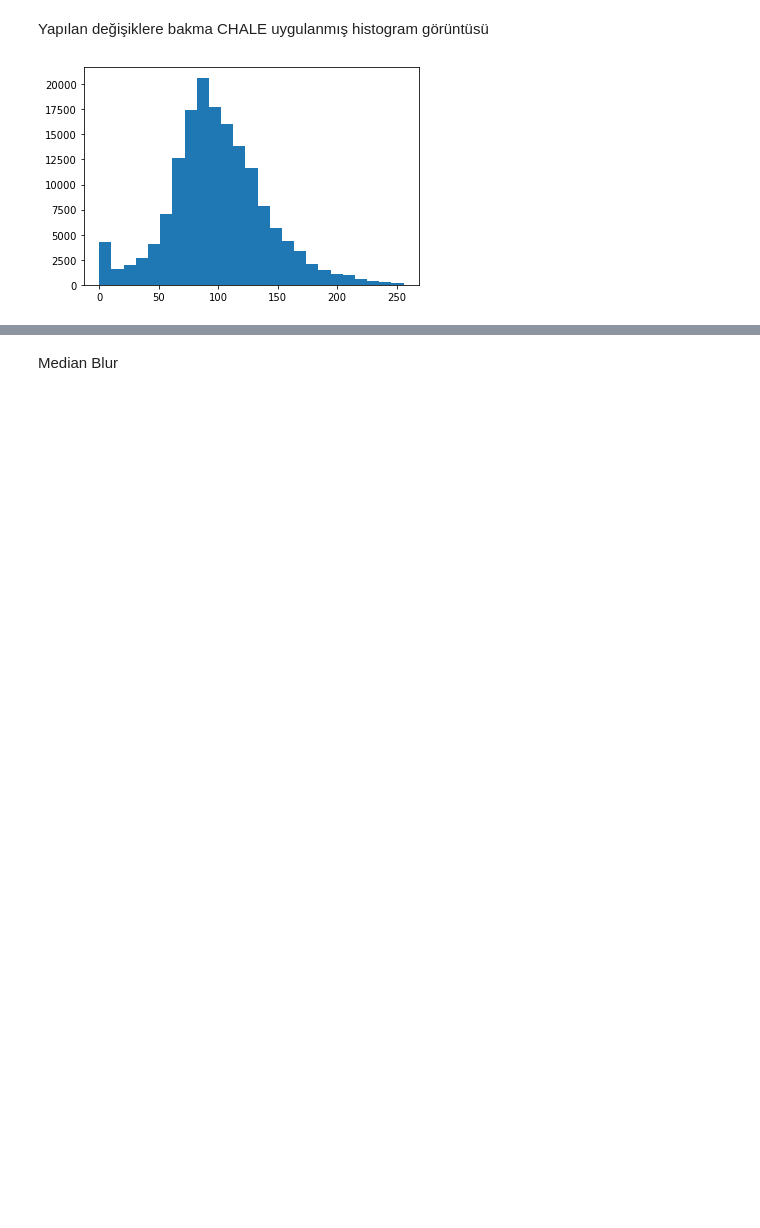
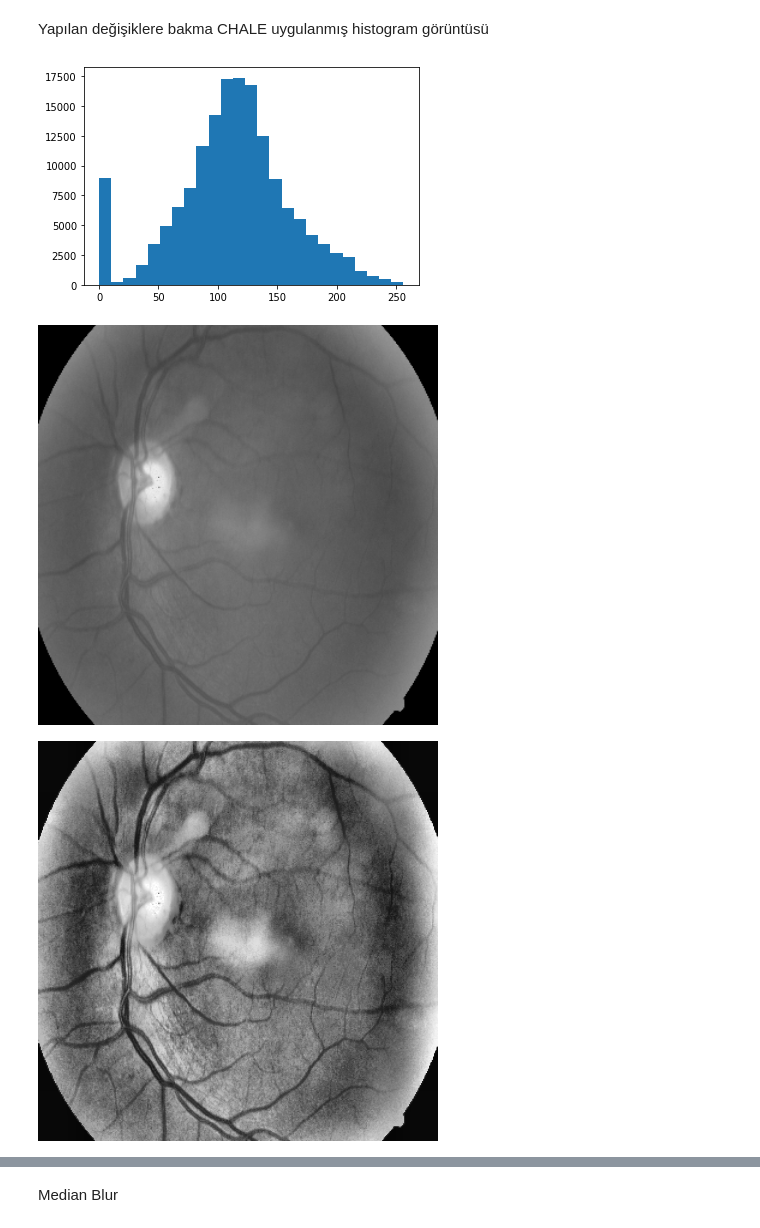
Before and after one commit to Yusuf-Cizlasmak/Deep_Learning_Healthy_issues, a Jupyter notebook: AI_Health_issues/Retina2.ipynb, the cells around one changed output, grey strips where cells are left out. Saved outputs shown, nothing was run; the diff lists cells and outputs as text; code cells hidden in the pictures; blank space fills up the shorter version.

Commit message:
dosyalardaki duzenlemeler yapıldı

```diff
--- a/AI_Health_issues/Retina2.ipynb
+++ b/AI_Health_issues/Retina2.ipynb
@@ -41,11 +74,14 @@ data['level'].value_counts()
 3      32
 Name: level, dtype: int64
 # %%
+path1="/content/drive/MyDrive/AI_Healthy_Issues/"
+
+
 import os #os=operating system (işletim sistemi)
 
 #dosyada bulunan görüntüleri list şeklinde kullanmak için listdir() fonk. kullanacağız.
 
-files=os.listdir(path + "dataset") #dosya içinde dosya yapmışım benim hatam :/
+files=os.listdir(path1 + "dataset") #dosya içinde dosya yapmışım benim hatam :/
 
 len(files) #kaç tane dosya olduğunu öğrenme
 # %% [output]
@@ -53,12 +89,12 @@ len(files) #kaç tane dosya olduğunu öğrenme
 # %%
 #boş bir list oluşturalım ve tüm resimleri bunun içine dolduralım for loop ile.
 
+from google.colab.patches import cv2_imshow
 import cv2
-
 img_list1= []
 
-for i in files[0:20]: #ilk on görüntüyü alıcaz 35 görüntüyü almak biraz zorlaşacaktır.
-    image=cv2.imread(path + "dataset/"+i) #dosyaların bulunduğu konumu girmemizi istiyoruz ardından okunan her görüntüyü temsil etmesi için "i" ekliyoruz.
+for i in files[0:10]: #ilk on görüntüyü alıcaz.
+    image=cv2.imread(path1 + "dataset/"+i) #dosyaların bulunduğu konumu girmemizi istiyoruz ardından okunan her görüntüyü temsil etmesi için "i" ekliyoruz.
     image=cv2.resize(image,(400,400)) #boyutlarını ayarlama.
     #boş listeye ekleme
     img_list1.append(image)
@@ -66,10 +102,10 @@ for i in files[0:20]: #ilk on görüntüyü alıcaz 35 görüntüyü almak biraz
 len(img_list1)
 
 #ilk on görüntüden bazılarını gösterme
-cv2.imshow("Ornek goruntu",img_list1[0])
+cv2_imshow(img_list1[0])
 cv2.waitKey()
 
-cv2.imshow("Ornek goruntu",img_list1[7])
+cv2_imshow(img_list1[5])
 cv2.waitKey()
 
 cv2.destroyAllWindows()
@@ -82,10 +121,10 @@ cv2.destroyAllWindows()
 
 #Öncesinde gray kanala çevirmemiz gerekiyor.
 
-copy_img=img_list1[11].copy()
+copy_img=img_list1[4].copy()
 copy_img=cv2.cvtColor(copy_img,cv2.COLOR_BGR2GRAY)
 
-cv2.imshow("Gray goruntu",copy_img)
+cv2_imshow(copy_img)
 cv2.waitKey()
 cv2.destroyAllWindows()
 
@@ -96,7 +135,7 @@ copy_img.shape #gördüğünüz gibi tek kanala indirgedik Gray kanala çevirere
 
 blur=cv2.GaussianBlur(copy_img,(5,5),0) # you can change for best solution
 
-cv2.imshow("Blur'lanmis goruntu",blur)
+cv2_imshow(blur)
 cv2.waitKey()
 cv2.destroyAllWindows()
 
@@ -165,8 +208,8 @@ y2=alt[1]
 x1,y1,x2,y2
 
 # uç noktaları alıp kırpma işlemi yapacağız.Ancak asıl görüntümüze bir sorun olmaması için copy kullanacağız.
-orig=img_list1[11].copy()
+orig=img_list1[4].copy()
 
-cv2.imshow("orig",orig)
+cv2_imshow(orig)
 cv2.waitKey()
 cv2.destroyAllWindows()
@@ -266,21 +317,23 @@ Yapılan değişiklere bakma CHALE uygulanmış histogram görüntüsü
 # %%
 plt.hist(cl.flatten(),25,[0,256]) #256 değerlere kadar gösterme
 plt.show()
 
 #Artık pixel değerlerin birbirlerine daha yakın olduğunu yaptık.
 
 #işlemi uygulamadan önceki hali:
-cv2.imshow("L katmani" , l )
+cv2_imshow( l )
 cv2.waitKey()
 cv2.destroyAllWindows()
 
 
 #Görüntüsüne bakmak gereqkirse:
-cv2.imshow("Chale uygulanmis goruntu" , cl )
+cv2_imshow( cl )
 cv2.waitKey()
 cv2.destroyAllWindows()
 # %% [output]
-[figure, old version]
+[figure, new version]
+[figure, added]
+[figure, added]
 # %%
 #Şimdi elde ettiğim parlak katmanını L-A-B kanalları ile birleştirip,tekrardan RGB kanallarına getireceğim.
 
```
Also changed, not shown: parts of 27 cells of this notebook, 1 other file.
